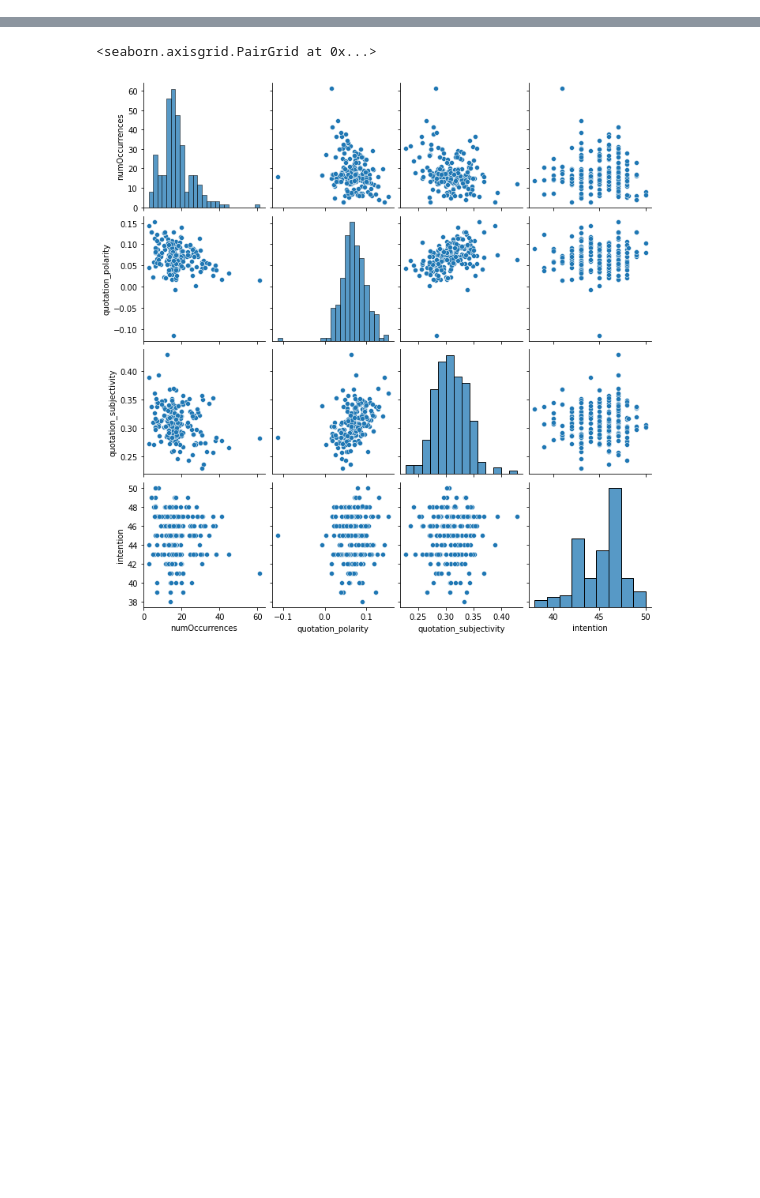
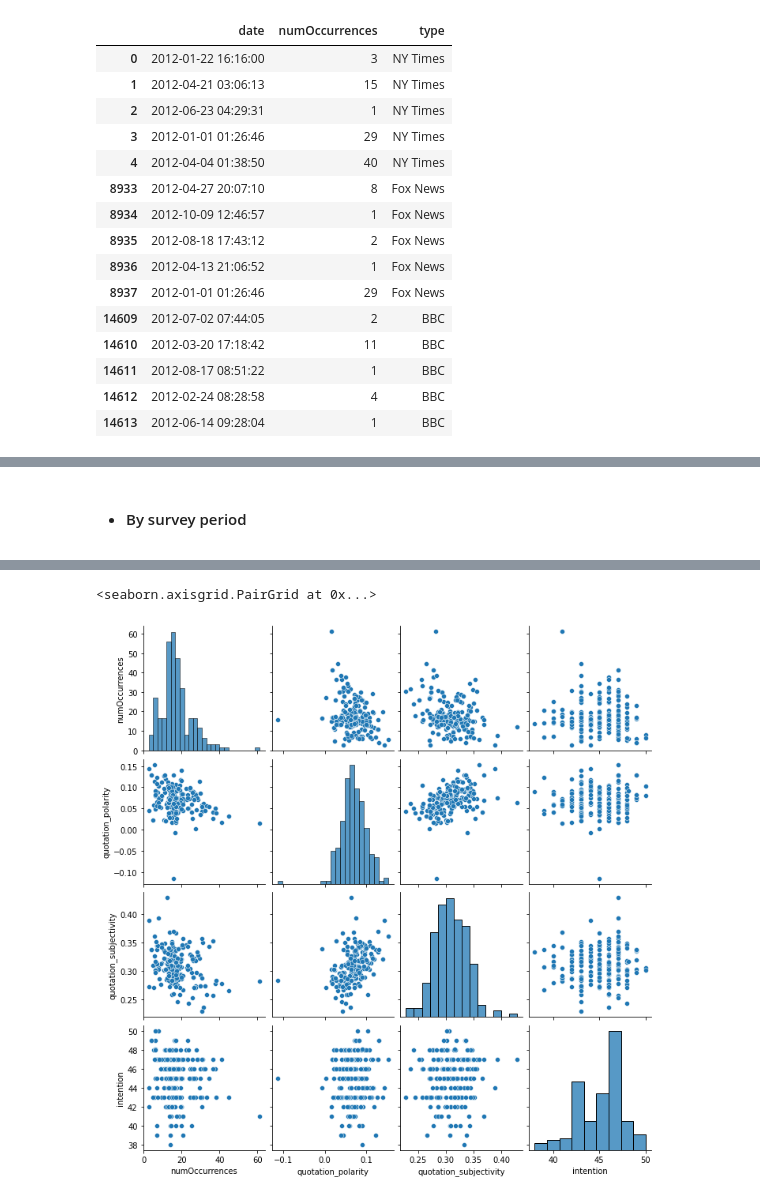
Before and after one commit to epfl-ada/ada-2021-project-sars, a Jupyter notebook: correlation analysis.ipynb, the cells around one changed output, grey strips where cells are left out. Saved outputs shown, nothing was run; the diff lists cells and outputs as text; code cells hidden in the pictures; blank space fills up the shorter version.

```diff
--- a/correlation analysis.ipynb
+++ b/correlation analysis.ipynb
@@ -123,0 +131,2 @@ dtype: int64
+# %%
+df_candidate = df_sentiment_romney_2012[["type", "date", "numOccurrences"]]
@@ -123,0 +140,19 @@ dtype: int64
+# %%
+df_candidate.groupby(["type"]).head()
+# %% [output]
+|  | date | numOccurrences | type |
+| 0 | 2012-01-22 16:16:00 | 3 | NY Times |
+| 1 | 2012-04-21 03:06:13 | 15 | NY Times |
+| 2 | 2012-06-23 04:29:31 | 1 | NY Times |
+| 3 | 2012-01-01 01:26:46 | 29 | NY Times |
+| 4 | 2012-04-04 01:38:50 | 40 | NY Times |
+| 8933 | 2012-04-27 20:07:10 | 8 | Fox News |
+| 8934 | 2012-10-09 12:46:57 | 1 | Fox News |
+| 8935 | 2012-08-18 17:43:12 | 2 | Fox News |
+| 8936 | 2012-04-13 21:06:52 | 1 | Fox News |
+| 8937 | 2012-01-01 01:26:46 | 29 | Fox News |
+| 14609 | 2012-07-02 07:44:05 | 2 | BBC |
+| 14610 | 2012-03-20 17:18:42 | 11 | BBC |
+| 14611 | 2012-08-17 08:51:22 | 1 | BBC |
+| 14612 | 2012-02-24 08:28:58 | 4 | BBC |
+| 14613 | 2012-06-14 09:28:04 | 1 | BBC |
@@ -124,3 +160,5 @@ dtype: int64
+# %% [markdown]
+- #### By survey period
 # %%
 candidate = "Romney (R)"
 sentiment_dataset = df_sentiment_romney_2012
```
Also changed, not shown: parts of 13 cells of this notebook.
